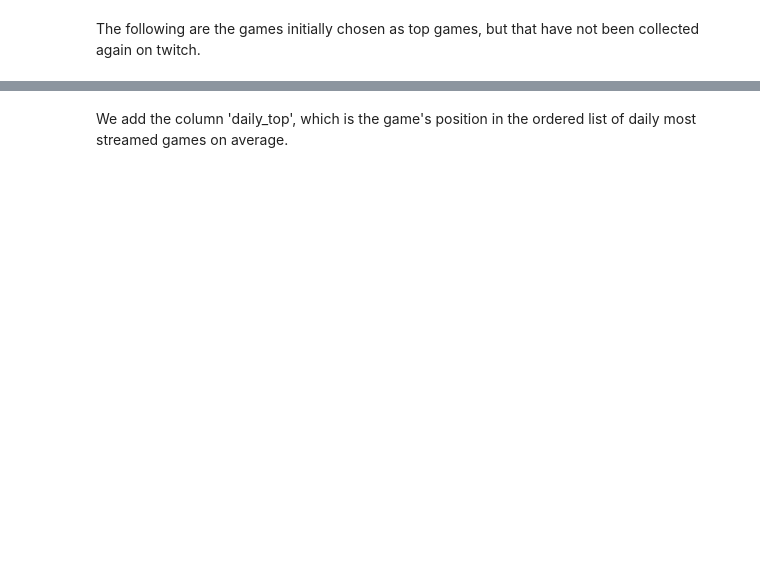
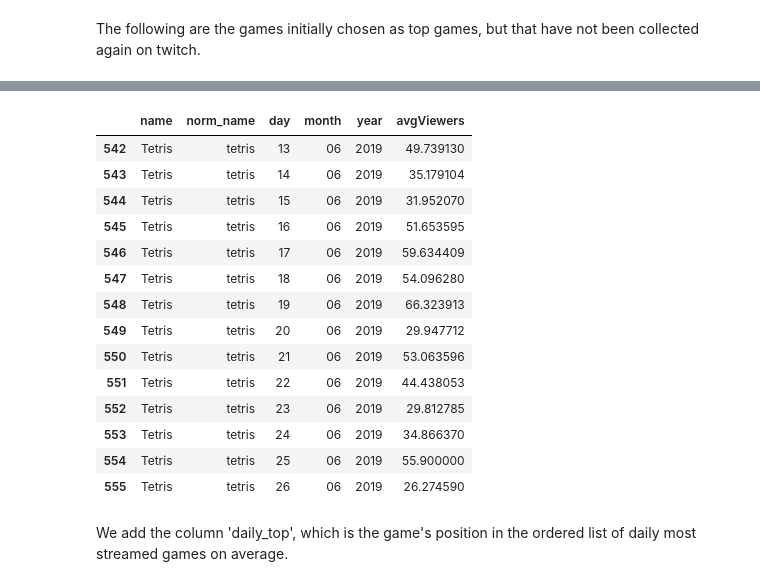
Before and after one commit to hechmik/videogames_buzz, a Jupyter notebook: notebooks/mongo_queries3.ipynb, the cells around one changed output, grey strips where cells are left out. Cells and saved outputs as stored; diff of their text form; code cells hidden in the pictures; blank space fills up the shorter version.

```diff
--- a/notebooks/mongo_queries3.ipynb
+++ b/notebooks/mongo_queries3.ipynb
@@ -170,7 +191,23 @@ df.head(20)
 # %%
 server.stop()
 # %%
-df[df['name'] == 'Tetris']
+twitch_stats_df[twitch_stats_df['name'] == 'Tetris']
+# %% [output]
+|  | name | norm_name | day | month | year | avgViewers |
+| 542 | Tetris | tetris | 13 | 06 | 2019 | 49.739130 |
+| 543 | Tetris | tetris | 14 | 06 | 2019 | 35.179104 |
+| 544 | Tetris | tetris | 15 | 06 | 2019 | 31.952070 |
+| 545 | Tetris | tetris | 16 | 06 | 2019 | 51.653595 |
+| 546 | Tetris | tetris | 17 | 06 | 2019 | 59.634409 |
+| 547 | Tetris | tetris | 18 | 06 | 2019 | 54.096280 |
+| 548 | Tetris | tetris | 19 | 06 | 2019 | 66.323913 |
+| 549 | Tetris | tetris | 20 | 06 | 2019 | 29.947712 |
+| 550 | Tetris | tetris | 21 | 06 | 2019 | 53.063596 |
+| 551 | Tetris | tetris | 22 | 06 | 2019 | 44.438053 |
+| 552 | Tetris | tetris | 23 | 06 | 2019 | 29.812785 |
+| 553 | Tetris | tetris | 24 | 06 | 2019 | 34.866370 |
+| 554 | Tetris | tetris | 25 | 06 | 2019 | 55.900000 |
+| 555 | Tetris | tetris | 26 | 06 | 2019 | 26.274590 |
 # %% [markdown]
 We add the column 'daily_top', which is the game's position in the ordered list of daily most streamed games on average.
 # %%
```
Also changed, not shown: parts of 24 cells of this notebook.
